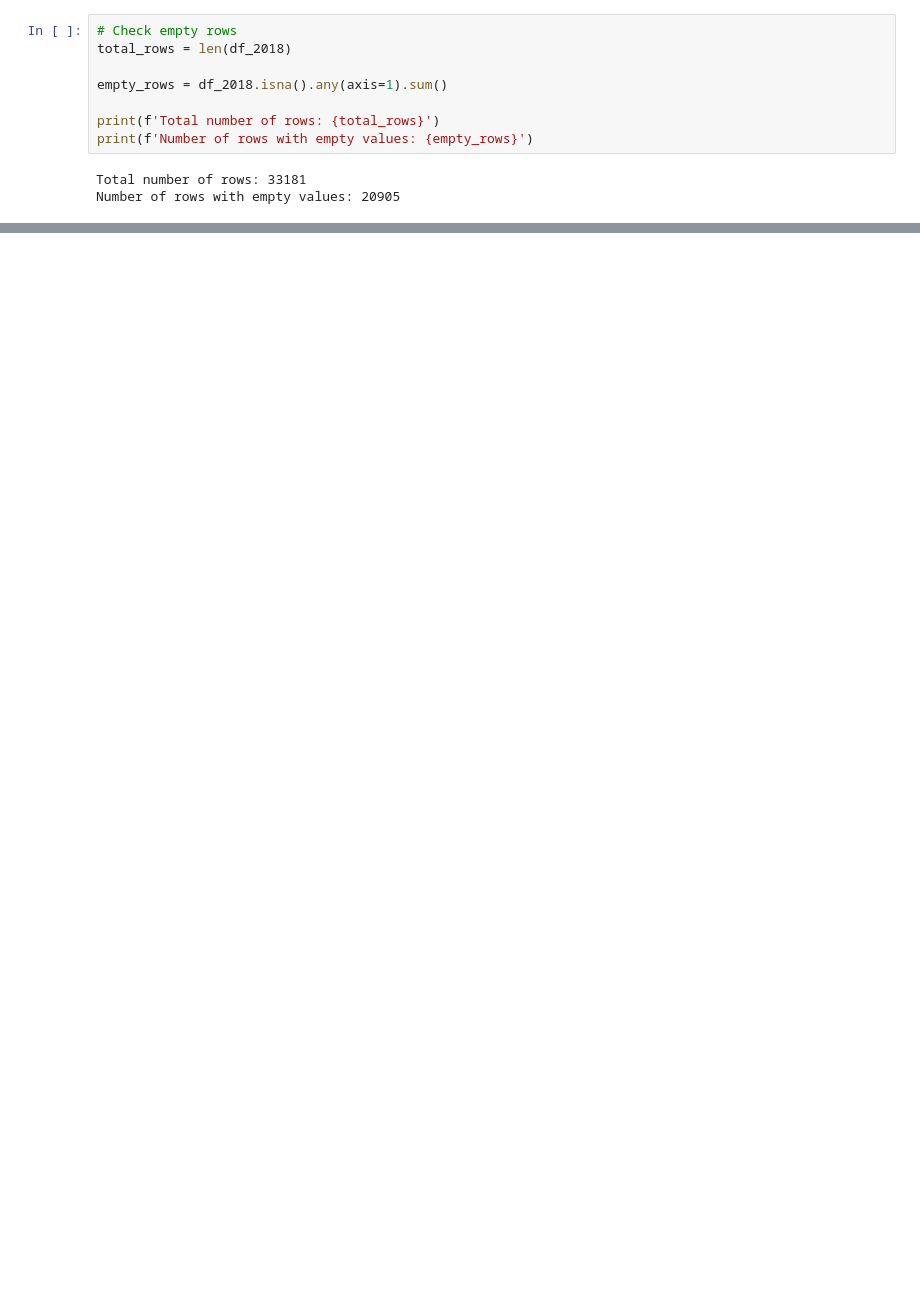
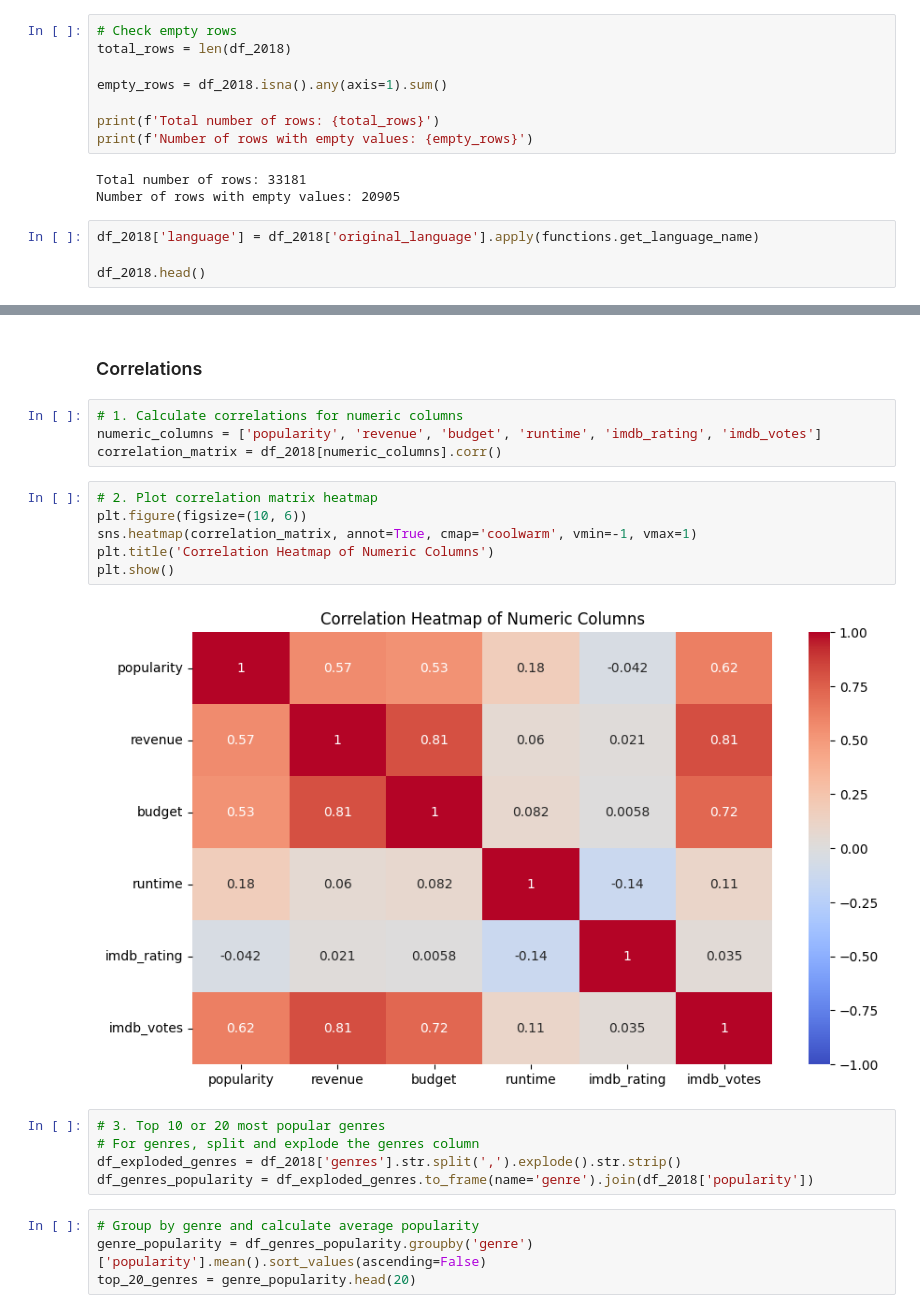
Before and after one commit to bruhu/film-sentiment-analysis, a Jupyter notebook: notebooks/tmdb_data.ipynb, the cells around one changed output, grey strips where cells are left out. Cells and saved outputs as stored; diff of their text form; blank space fills up the shorter version.

Commit message:
calc popularity for language and genre, create plots

```diff
--- a/notebooks/tmdb_data.ipynb
+++ b/notebooks/tmdb_data.ipynb
@@ -236,3 +237,7 @@ print(f'Number of rows with empty values: {empty_rows}')
 # %% [output]
 Total number of rows: 33181
 Number of rows with empty values: 20905
+# %%
+df_2018['language'] = df_2018['original_language'].apply(functions.get_language_name)
+
+df_2018.head()
@@ -238,0 +332,23 @@ Number of rows with empty values: 20905
+# %% [markdown]
+### Correlations
+# %%
+# 1. Calculate correlations for numeric columns
+numeric_columns = ['popularity', 'revenue', 'budget', 'runtime', 'imdb_rating', 'imdb_votes']
+correlation_matrix = df_2018[numeric_columns].corr()
+# %%
+# 2. Plot correlation matrix heatmap
+plt.figure(figsize=(10, 6))
+sns.heatmap(correlation_matrix, annot=True, cmap='coolwarm', vmin=-1, vmax=1)
+plt.title('Correlation Heatmap of Numeric Columns')
+plt.show()
+# %% [output]
+[figure, added]
+# %%
+# 3. Top 10 or 20 most popular genres
+# For genres, split and explode the genres column
+df_exploded_genres = df_2018['genres'].str.split(',').explode().str.strip()
+df_genres_popularity = df_exploded_genres.to_frame(name='genre').join(df_2018['popularity'])
+# %%
+# Group by genre and calculate average popularity
+genre_popularity = df_genres_popularity.groupby('genre')['popularity'].mean().sort_values(ascending=False)
+top_20_genres = genre_popularity.head(20)
```
Also changed, not shown: parts of 8 cells of this notebook, 1 other file.
